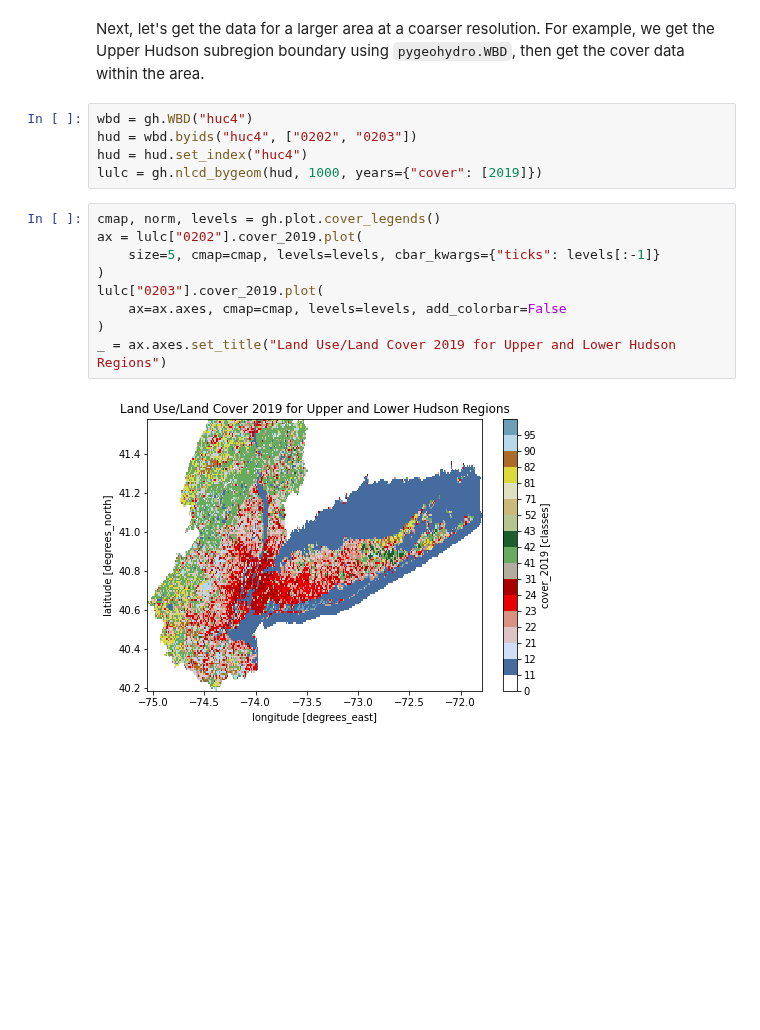
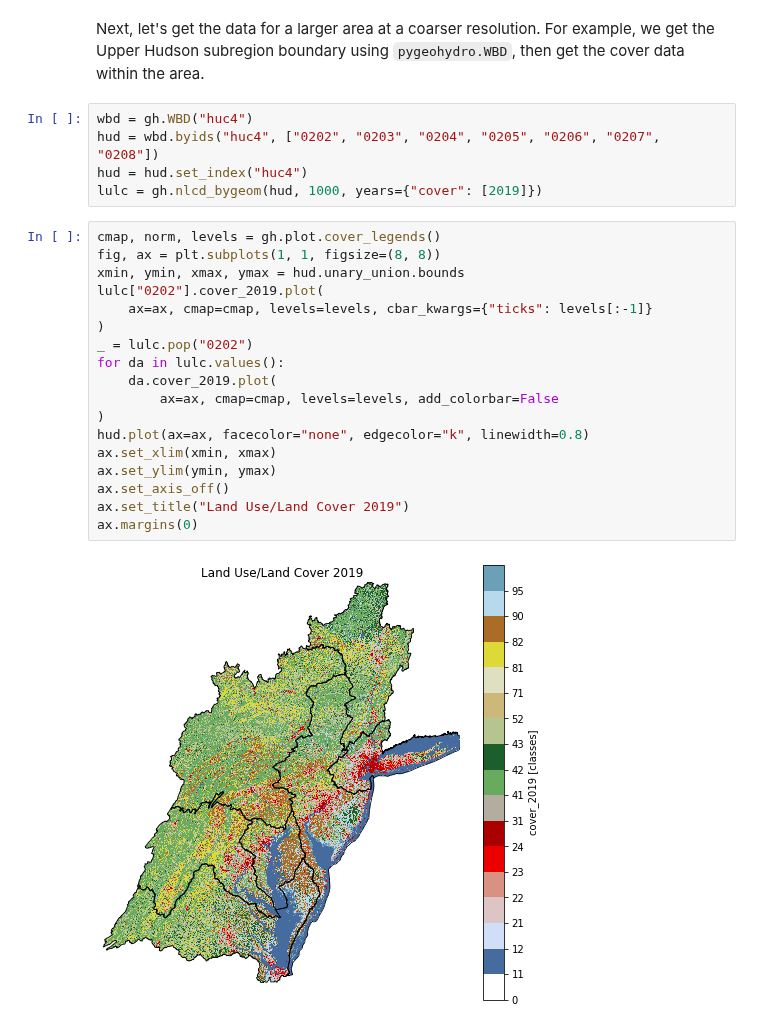
Before and after one commit to hyriver/HyRiver-examples, a Jupyter notebook: notebooks/nlcd.ipynb, the cells around one changed output. Saved outputs shown, nothing was run; the diff lists cells and outputs as text; blank space fills up the shorter version.

```diff
--- a/notebooks/nlcd.ipynb
+++ b/notebooks/nlcd.ipynb
@@ -93,17 +94,26 @@ fig, ax = ox.plot_graph(
 Next, let's get the data for a larger area at a coarser resolution. For example, we get the Upper Hudson subregion boundary using `pygeohydro.WBD`, then get the cover data within the area.
 # %%
 wbd = gh.WBD("huc4")
-hud = wbd.byids("huc4", ["0202", "0203"])
+hud = wbd.byids("huc4", ["0202", "0203", "0204", "0205", "0206", "0207", "0208"])
 hud = hud.set_index("huc4")
 lulc = gh.nlcd_bygeom(hud, 1000, years={"cover": [2019]})
 # %%
 cmap, norm, levels = gh.plot.cover_legends()
-ax = lulc["0202"].cover_2019.plot(
-    size=5, cmap=cmap, levels=levels, cbar_kwargs={"ticks": levels[:-1]}
+fig, ax = plt.subplots(1, 1, figsize=(8, 8))
+xmin, ymin, xmax, ymax = hud.unary_union.bounds
+lulc["0202"].cover_2019.plot(
+    ax=ax, cmap=cmap, levels=levels, cbar_kwargs={"ticks": levels[:-1]}
 )
-lulc["0203"].cover_2019.plot(
-    ax=ax.axes, cmap=cmap, levels=levels, add_colorbar=False
+_ = lulc.pop("0202")
+for da in lulc.values():
+    da.cover_2019.plot(
+        ax=ax, cmap=cmap, levels=levels, add_colorbar=False
 )
-_ = ax.axes.set_title("Land Use/Land Cover 2019 for Upper and Lower Hudson Regions")
+hud.plot(ax=ax, facecolor="none", edgecolor="k", linewidth=0.8)
+ax.set_xlim(xmin, xmax)
+ax.set_ylim(ymin, ymax)
+ax.set_axis_off()
+ax.set_title("Land Use/Land Cover 2019")
+ax.margins(0)
 # %% [output]
-[figure, old version]
+[figure, new version]
```
Also changed, not shown: parts of 8 cells of this notebook, 2 other files.
